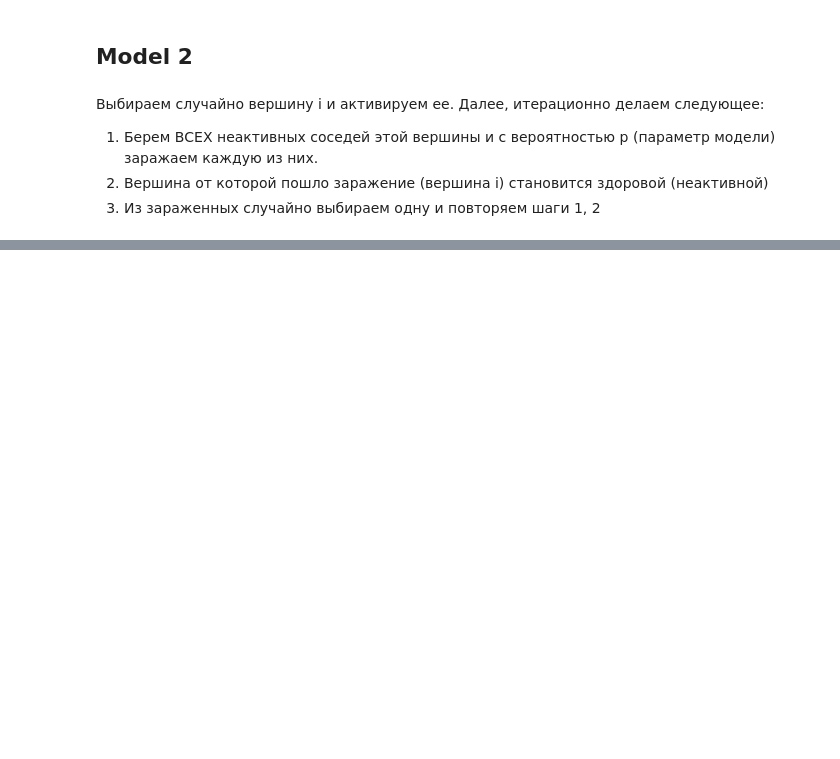
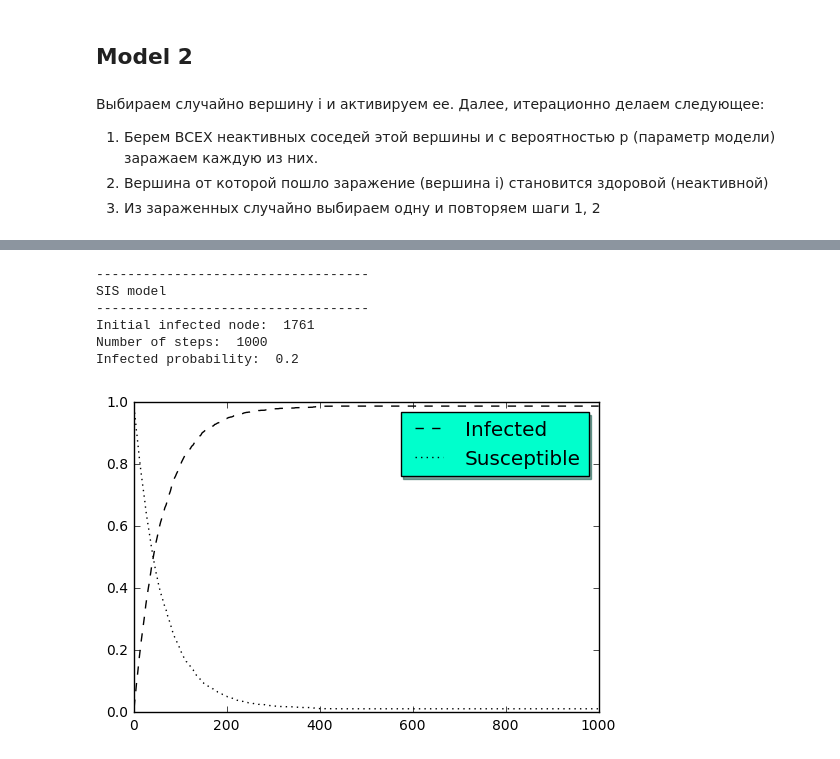
Before and after one commit to tsyrendylykova/multilayerNetwork, a Jupyter notebook: Senior thesis model.ipynb, the cells around one changed output, grey strips where cells are left out. Drawn from its saved outputs; the diff is of its cells as text; code cells hidden in the pictures; blank space fills up the shorter version.

```diff
--- a/Senior thesis model.ipynb
+++ b/Senior thesis model.ipynb
@@ -399,0 +515,23 @@ plt.ylabel('Fraction of infected nodes')
+# %%
+steps = np.arange(1, 1001, 1)
+startNode = random.randint(1, nx.number_of_nodes(G))
+inf_arr_fraction, susc_arr_fraction = [], []
+inf_arr_fraction, susc_arr_fraction = getInfectedFractionAtEachStepModel2(G, 1000, 0.2, startNode)
+
+fig, ax = plt.subplots()
+ax.plot(steps, inf_arr_fraction, 'k--', label='Infected')
+ax.plot(steps, susc_arr_fraction, 'k:', label='Susceptible')
+
+legend = ax.legend(loc='upper right', shadow=True, fontsize='x-large')
+
+legend.get_frame().set_facecolor('#00FFCC')
+
+plt.show()
+# %% [output]
+-----------------------------------
+SIS model
+-----------------------------------
+Initial infected node:  1761
+Number of steps:  1000
+Infected probability:  0.2
+[figure, added]
```
Also changed, not shown: parts of 20 cells of this notebook.
